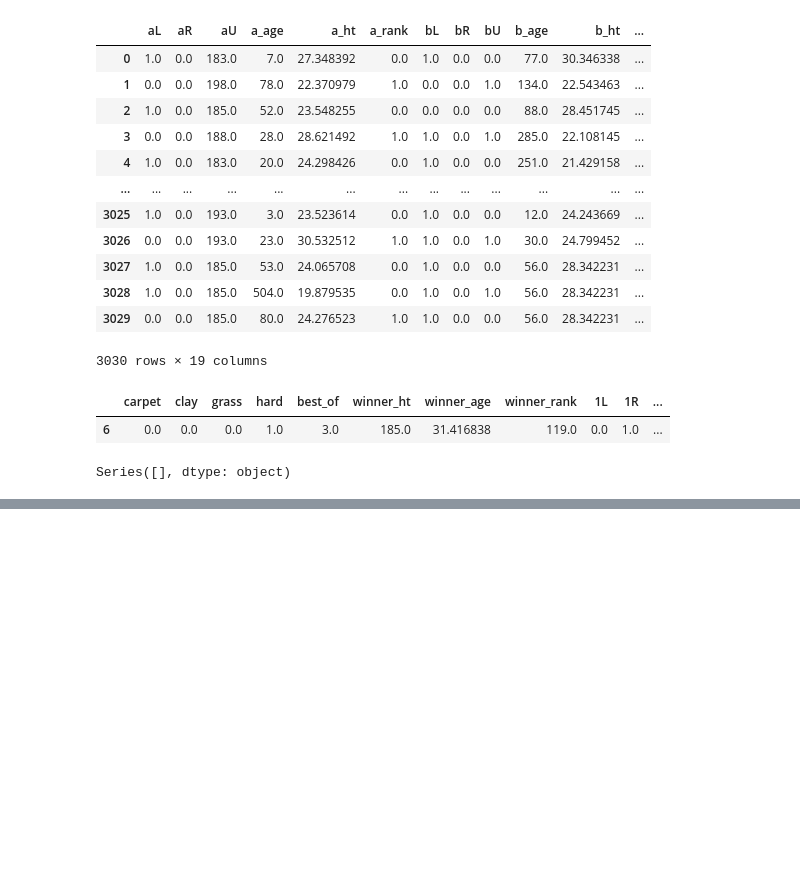
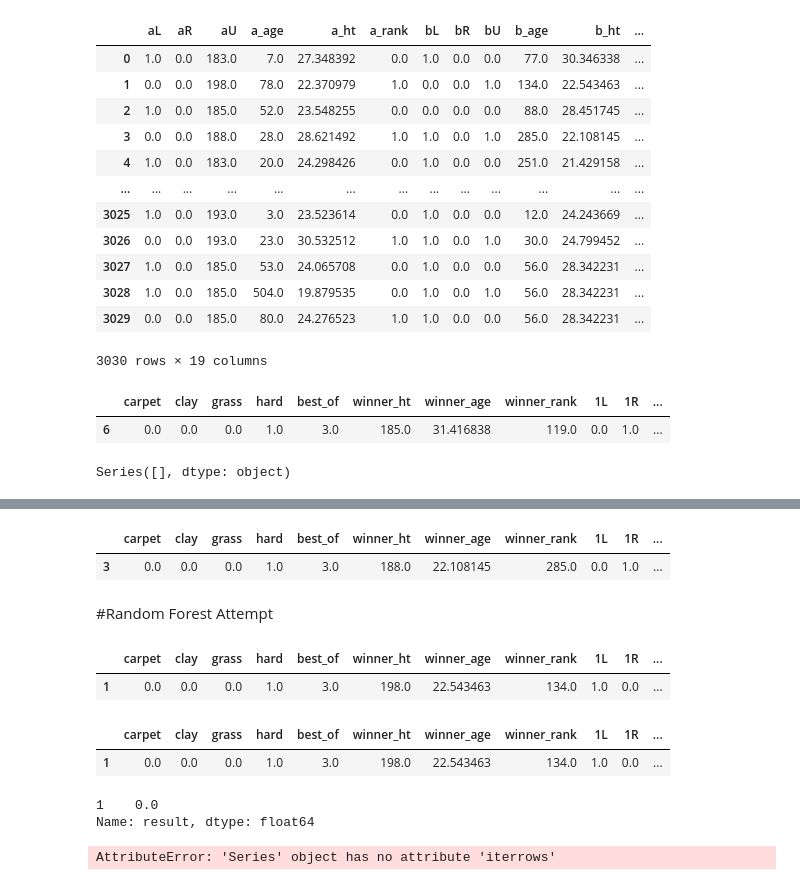
Before and after one commit to bestmatthew/tennis_atp, a Jupyter notebook: TennisEDAv2.ipynb, the cells around one changed output, grey strips where cells are left out. Cells and saved outputs as stored; diff of their text form; code cells hidden in the pictures; blank space fills up the shorter version.

```diff
--- a/TennisEDAv2.ipynb
+++ b/TennisEDAv2.ipynb
@@ -547,0 +568,5 @@ Series([], dtype: object)
+# %%
+try2[3] #certainly seems to be working, luckily .
+# %% [output]
+|  | carpet | clay | grass | hard | best_of | winner_ht | winner_age | winner_rank | 1L | 1R | ... |
+| 3 | 0.0 | 0.0 | 0.0 | 1.0 | 3.0 | 188.0 | 22.108145 | 285.0 | 0.0 | 1.0 | ... |
@@ -547,0 +593,2 @@ Series([], dtype: object)
+# %% [markdown]
+#Random Forest Attempt
@@ -547,0 +605,15 @@ Series([], dtype: object)
+# %%
+mytest
+# %% [output]
+|  | carpet | clay | grass | hard | best_of | winner_ht | winner_age | winner_rank | 1L | 1R | ... |
+| 1 | 0.0 | 0.0 | 0.0 | 1.0 | 3.0 | 198.0 | 22.543463 | 134.0 | 1.0 | 0.0 | ... |
+# %%
+mytest.iloc[:,:-1]
+# %% [output]
+|  | carpet | clay | grass | hard | best_of | winner_ht | winner_age | winner_rank | 1L | 1R | ... |
+| 1 | 0.0 | 0.0 | 0.0 | 1.0 | 3.0 | 198.0 | 22.543463 | 134.0 | 1.0 | 0.0 | ... |
+# %%
+mytest.result
+# %% [output]
+1    0.0
+Name: result, dtype: float64
@@ -547,0 +629,4 @@ Series([], dtype: object)
+# %%
+makeitworkplease(try2)
+# %% [output]
+AttributeError: 'Series' object has no attribute 'iterrows'
```
Also changed, not shown: parts of 69 cells of this notebook.
